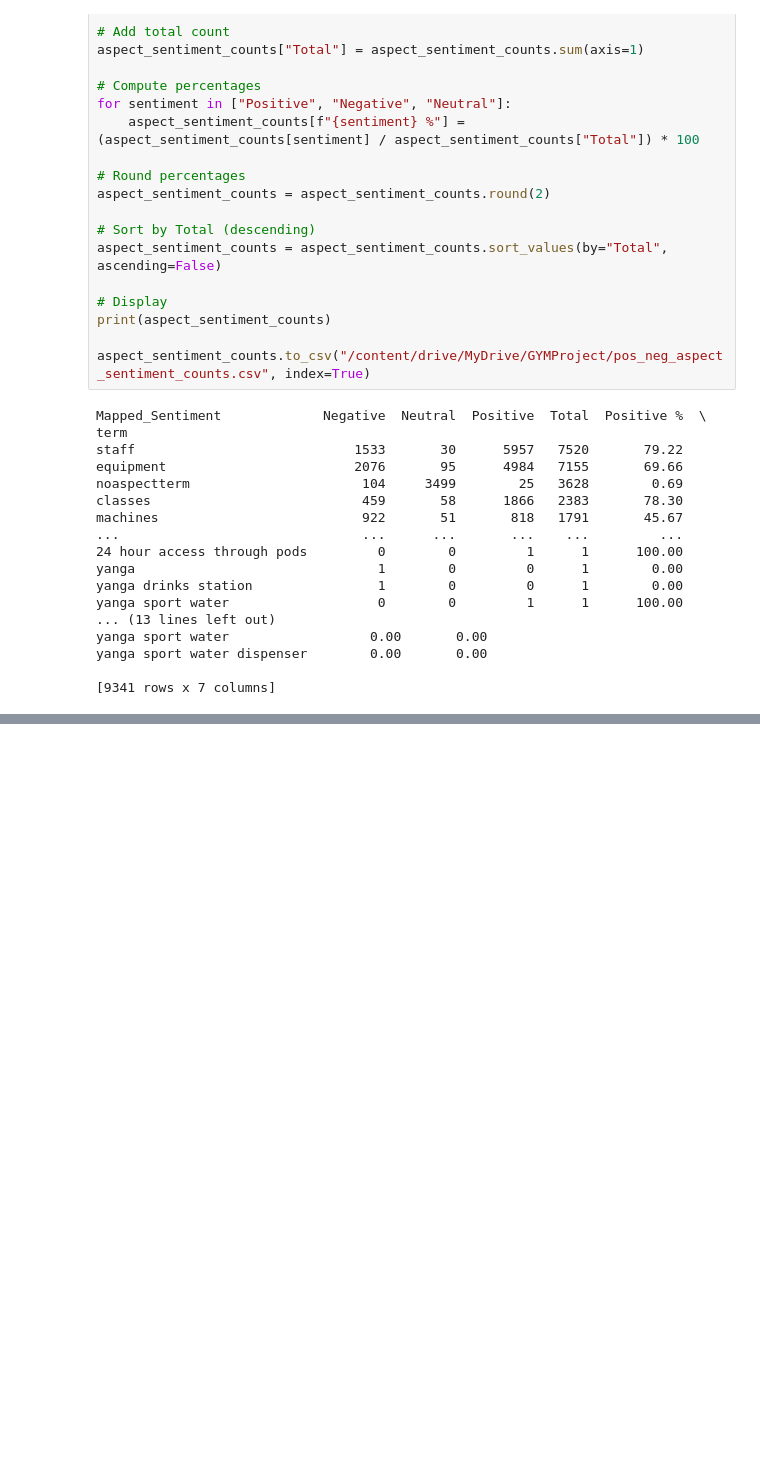
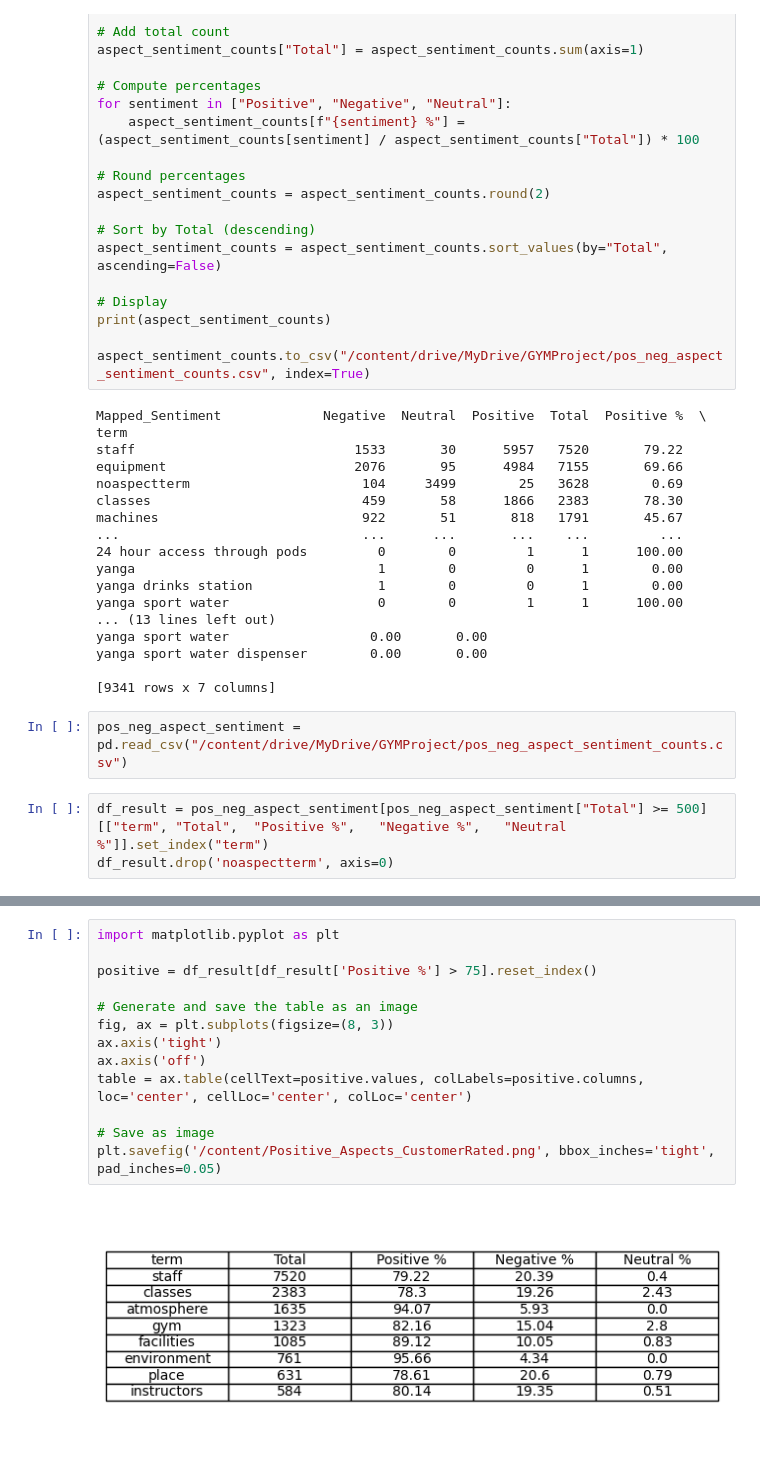
Before and after one commit to Kh0uloud/Fine-Grained-Sentiment-Analysis-for-Gym-Customer-Feedback, a Jupyter notebook: GYM.ipynb, the cells around one changed output, grey strips where cells are left out. Saved outputs shown, nothing was run; the diff lists cells and outputs as text; blank space fills up the shorter version.

Commit message:
Identification of the most pertinent positive and negative aspects

```diff
--- a/GYM.ipynb
+++ b/GYM.ipynb
@@ -1602,3 +1613,8 @@ yanga sport water                  0.00       0.00
 yanga sport water dispenser        0.00       0.00
 
 [9341 rows x 7 columns]
+# %%
+pos_neg_aspect_sentiment = pd.read_csv("/content/drive/MyDrive/GYMProject/pos_neg_aspect_sentiment_counts.csv")
+# %%
+df_result = pos_neg_aspect_sentiment[pos_neg_aspect_sentiment["Total"] >= 500][["term", "Total",	"Positive %",	"Negative %",	"Neutral %"]].set_index("term")
+df_result.drop('noaspectterm', axis=0)
@@ -1604,0 +1640,15 @@ yanga sport water dispenser        0.00       0.00
+# %%
+import matplotlib.pyplot as plt
+
+positive = df_result[df_result['Positive %'] > 75].reset_index()
+
+# Generate and save the table as an image
+fig, ax = plt.subplots(figsize=(8, 3))
+ax.axis('tight')
+ax.axis('off')
+table = ax.table(cellText=positive.values, colLabels=positive.columns, loc='center', cellLoc='center', colLoc='center')
+
+# Save as image
+plt.savefig('/content/Positive_Aspects_CustomerRated.png', bbox_inches='tight', pad_inches=0.05)
+# %% [output]
+[figure, added]
```
Also changed, not shown: parts of 10 cells of this notebook.
